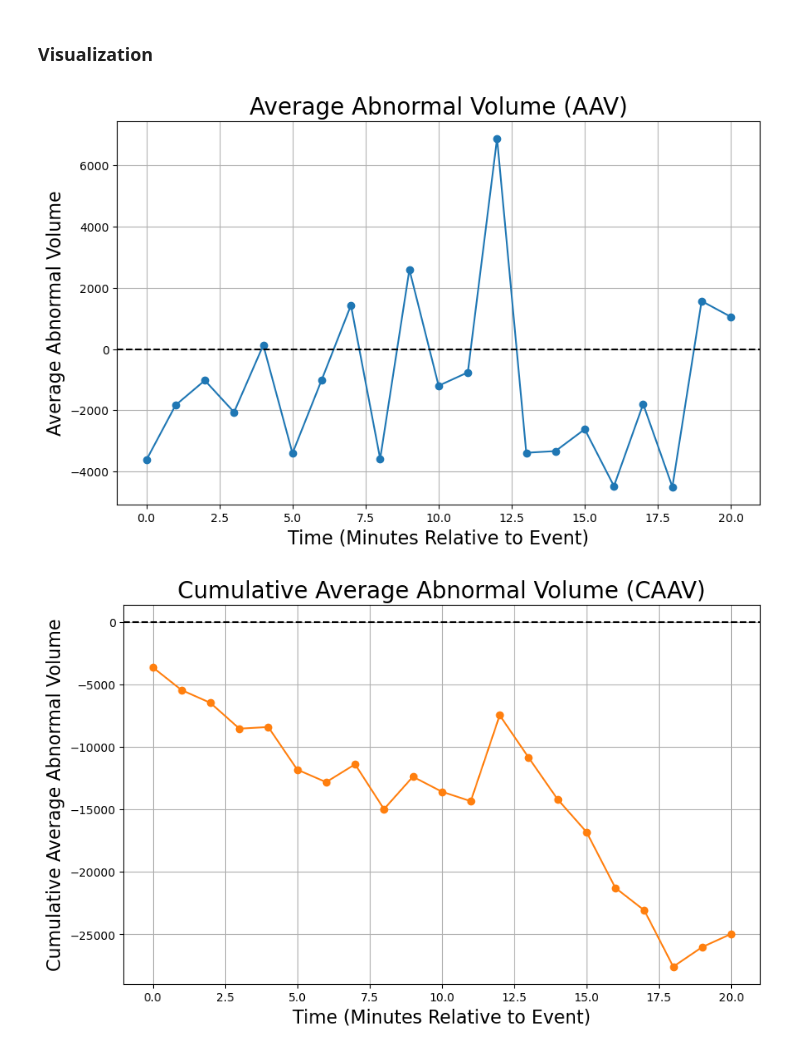
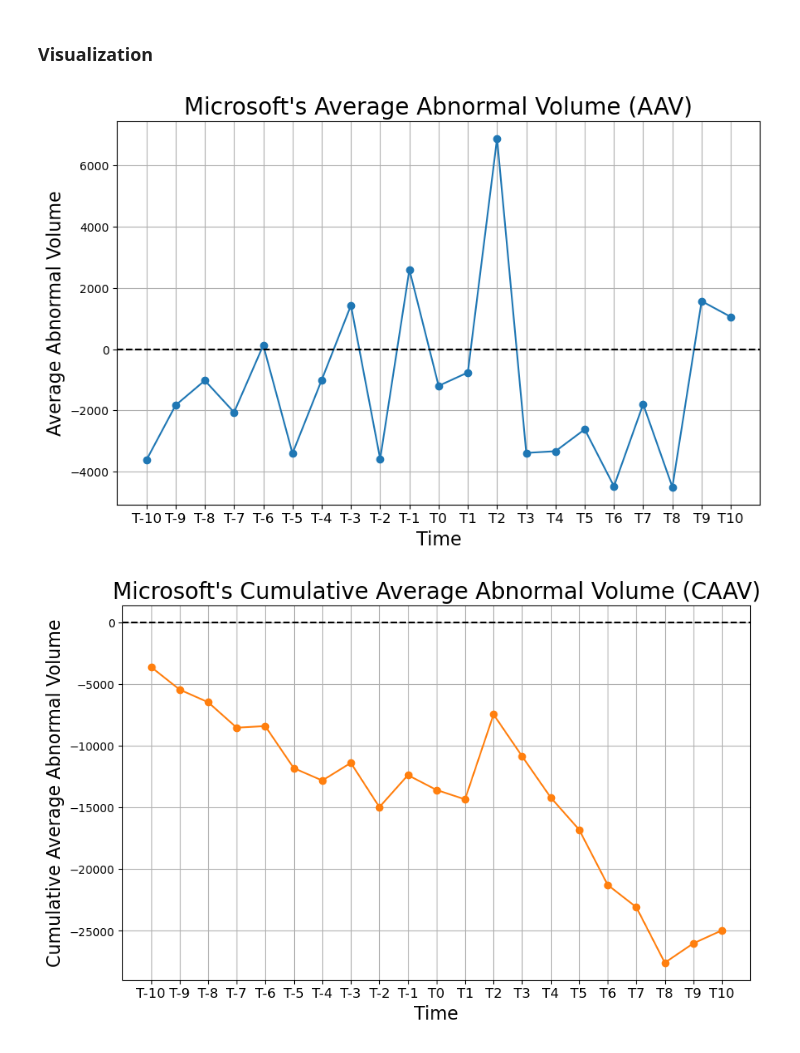
Before and after one commit to hungfulin/event-study-ceo-tweets, a Jupyter notebook: notebooks/4_microsoft.ipynb, the cells around one changed output. Cells and saved outputs as stored; diff of their text form; code cells hidden in the pictures.

Commit message:
Adjust Charts' title and axis name

```diff
--- a/notebooks/4_microsoft.ipynb
+++ b/notebooks/4_microsoft.ipynb
@@ -208,23 +208,31 @@ CAAR T-test: t-statistic = 9.7096, p-value = 0.0000
 # %% [markdown]
 ### Visualization
 # %%
+# Assuming AAR and CAAR are your data arrays and their length is 21 (for T-10 to T10)
+time_labels = [f"T{i}" for i in range(-10, 11)]  # Generates ['T-10', 'T-9', ..., 'T0', 'T1', ..., 'T10']
+time_indices = list(range(len(time_labels)))  # Generates [0, 1, 2, ..., 20]
+
 # Plot AAR
 plt.figure(figsize=(10, 6))
 plt.plot(AAR, marker='o', linestyle='-', color='C0')
-plt.title('Average Abnormal Return (AAR)', fontsize=20)
-plt.xlabel('Time (Minutes Relative to Event)', fontsize=16)
+plt.title('Microsoft\'s Average Abnormal Return (AAR)', fontsize=20)
+plt.xlabel('Time', fontsize=16)
 plt.ylabel('Average Abnormal Return', fontsize=16)
 plt.axhline(y=0, color='Black', linestyle='--')
+plt.xticks(time_indices, time_labels, fontsize=12)
 plt.grid(True)
+plt.savefig('/Users/sunlexlin/Desktop/UCL/Term 3/FRP/My work/Microsoft/figure_1.1.png', format='png', dpi=300)
 plt.show()
 
 # Plot CAAR
 plt.figure(figsize=(10, 6))
 plt.plot(CAAR, marker='o', linestyle='-', color='C1')
-plt.title('Cumulative Average Abnormal Return (CAAR)', fontsize=20)
-plt.xlabel('Time (Minutes Relative to Event)', fontsize=16)
+plt.title('Microsoft\'s Cumulative Average Abnormal Return (CAAR)', fontsize=20)
+plt.xlabel('Time', fontsize=16)
 plt.ylabel('Cumulative Average Abnormal Return', fontsize=16)
 plt.axhline(y=0, color='Black', linestyle='--')
+plt.xticks(time_indices, time_labels, fontsize=12)
 plt.grid(True)
+plt.savefig('/Users/sunlexlin/Desktop/UCL/Term 3/FRP/My work/Microsoft/figure_1.2.png', format='png', dpi=300)
 plt.show()
 # %% [output]
@@ -322,40 +330,45 @@ CAAV T-test: t-statistic = -9.3263, p-value = 0.0000
 # %% [markdown]
 ### Visualization
 # %%
-# Plot AAV
+# Plot Average Abnormal Volume (AAV)
 plt.figure(figsize=(10, 6))
 plt.plot(AAV, marker='o', linestyle='-', color='C0')
-plt.title('Average Abnormal Volume (AAV)', fontsize=20)
-plt.xlabel('Time (Minutes Relative to Event)', fontsize=16)
+plt.title('Microsoft\'s Average Abnormal Volume (AAV)', fontsize=20)
+plt.xlabel('Time', fontsize=16)
 plt.ylabel('Average Abnormal Volume', fontsize=16)
 plt.axhline(y=0, color='Black', linestyle='--')
+plt.xticks(time_indices, time_labels, fontsize=12)
 plt.grid(True)
+plt.savefig('/Users/sunlexlin/Desktop/UCL/Term 3/FRP/My work/Microsoft/figure_1.3.png', format='png', dpi=300)
 plt.show()
 
-# Plot CAAV
+# Plot Cumulative Average Abnormal Volume (CAAV)
 plt.figure(figsize=(10, 6))
 plt.plot(CAAV, marker='o', linestyle='-', color='C1')
-plt.title('Cumulative Average Abnormal Volume (CAAV)', fontsize=20)
-plt.xlabel('Time (Minutes Relative to Event)', fontsize=16)
+plt.title('Microsoft\'s Cumulative Average Abnormal Volume (CAAV)', fontsize=20)
+plt.xlabel('Time', fontsize=16)
 plt.ylabel('Cumulative Average Abnormal Volume', fontsize=16)
 plt.axhline(y=0, color='Black', linestyle='--')
+plt.xticks(time_indices, time_labels, fontsize=12)
 plt.grid(True)
+plt.savefig('/Users/sunlexlin/Desktop/UCL/Term 3/FRP/My work/Microsoft/figure_1.4.png', format='png', dpi=300)
 plt.show()
 
 # Create a boxplot for abnormal volumes across all events
 plt.figure(figsize=(12, 8))
 plt.boxplot(abnormal_volumes, patch_artist=True)
 
 # Adding title and labels
-plt.title('Boxplot of Abnormal Volumes Across All Events', fontsize=20)
+plt.title('Boxplot of Abnormal Volumes Across All Nadella\'s Events', fontsize=20)
 plt.xlabel('Event', fontsize=16)
 plt.ylabel('Abnormal Volume', fontsize=16)
 
 # Adding grid for better readability
 plt.grid(True)
 
 # Show the plot
+plt.savefig('/Users/sunlexlin/Desktop/UCL/Term 3/FRP/My work/Microsoft/figure_1.5.png', format='png', dpi=300)
 plt.show()
 # %% [output]
-[figure, old version]
+[figure, new version]
-[figure, old version]
+[figure, new version]
```
Also changed, not shown: parts of 2 cells of this notebook, 4 other files.
